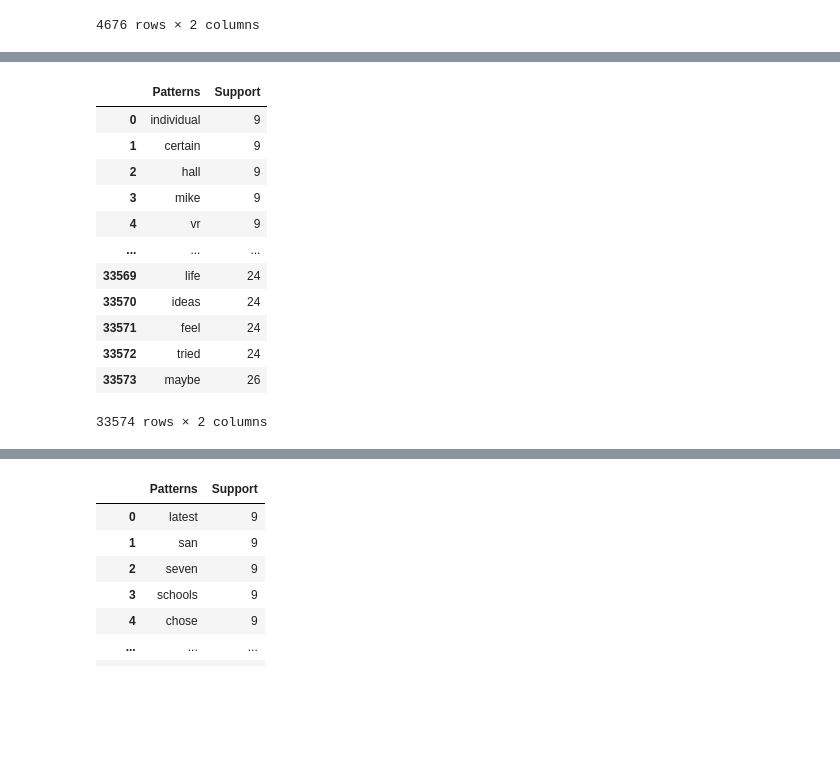
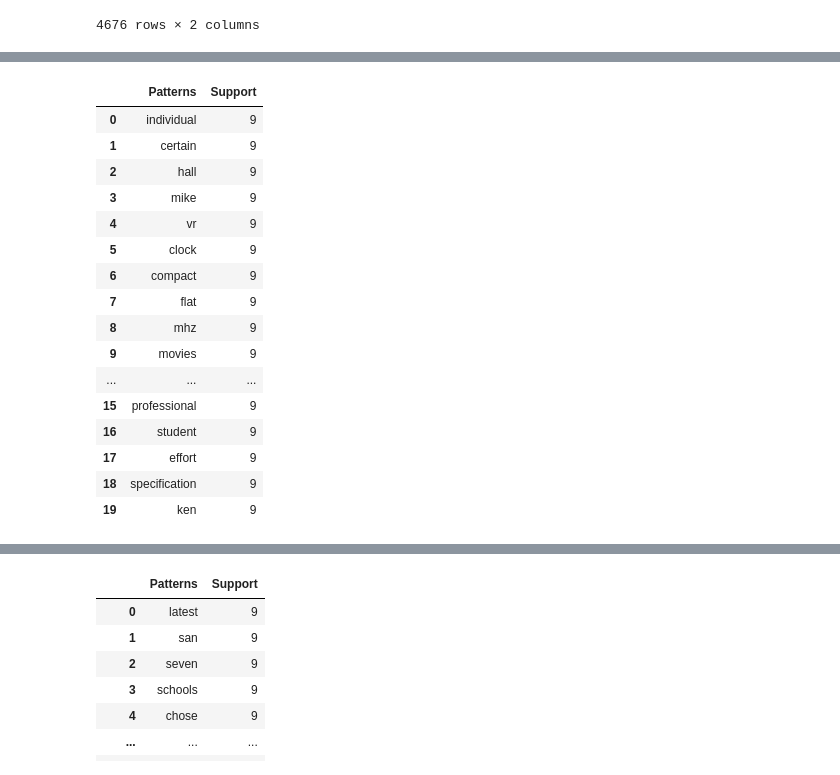
Before and after one commit to REX722/DM2024-Lab1-Master, a Jupyter notebook: DM2024-Lab1-Master.ipynb, the cells around one changed output, grey strips where cells are left out. Saved outputs shown, nothing was run; the diff lists cells and outputs as text; code cells hidden in the pictures; blank space fills up the shorter version.

```diff
--- a/DM2024-Lab1-Master.ipynb
+++ b/DM2024-Lab1-Master.ipynb
@@ -1739,20 +1744,24 @@ Runtime: 0.10931777954101562
 # %%
 obj3.save('freq_patterns_comp_graphics_minSup9.txt') #save the patterns
-frequentPatternsDF_comp_graphics
+frequentPatternsDF_comp_graphics.head(20)
 # %% [output]
 |  | Patterns | Support |
 | 0 | individual | 9 |
 | 1 | certain | 9 |
 | 2 | hall | 9 |
 | 3 | mike | 9 |
 | 4 | vr | 9 |
+| 5 | clock | 9 |
+| 6 | compact | 9 |
+| 7 | flat | 9 |
+| 8 | mhz | 9 |
+| 9 | movies | 9 |
 | ... | ... | ... |
-| 33569 | life | 24 |
-| 33570 | ideas | 24 |
-| 33571 | feel | 24 |
-| 33572 | tried | 24 |
-| 33573 | maybe | 26 |
+| 15 | professional | 9 |
+| 16 | student | 9 |
+| 17 | effort | 9 |
+| 18 | specification | 9 |
+| 19 | ken | 9 |
-33574 rows × 2 columns
 # %%
 from PAMI.frequentPattern.basic import FPGrowth as alg
 minSup=9
```
Also changed, not shown: parts of 19 cells of this notebook, 4 other files.
